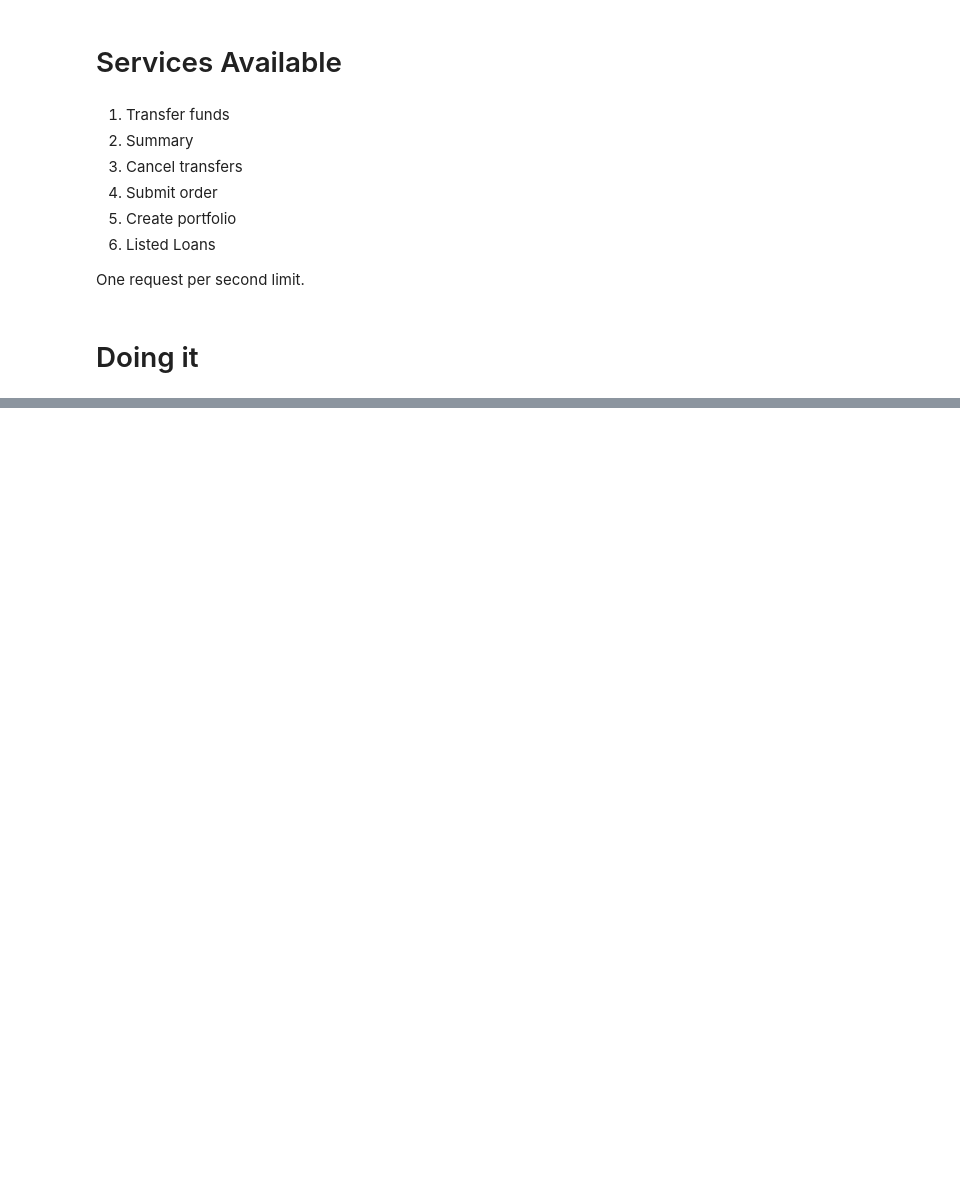
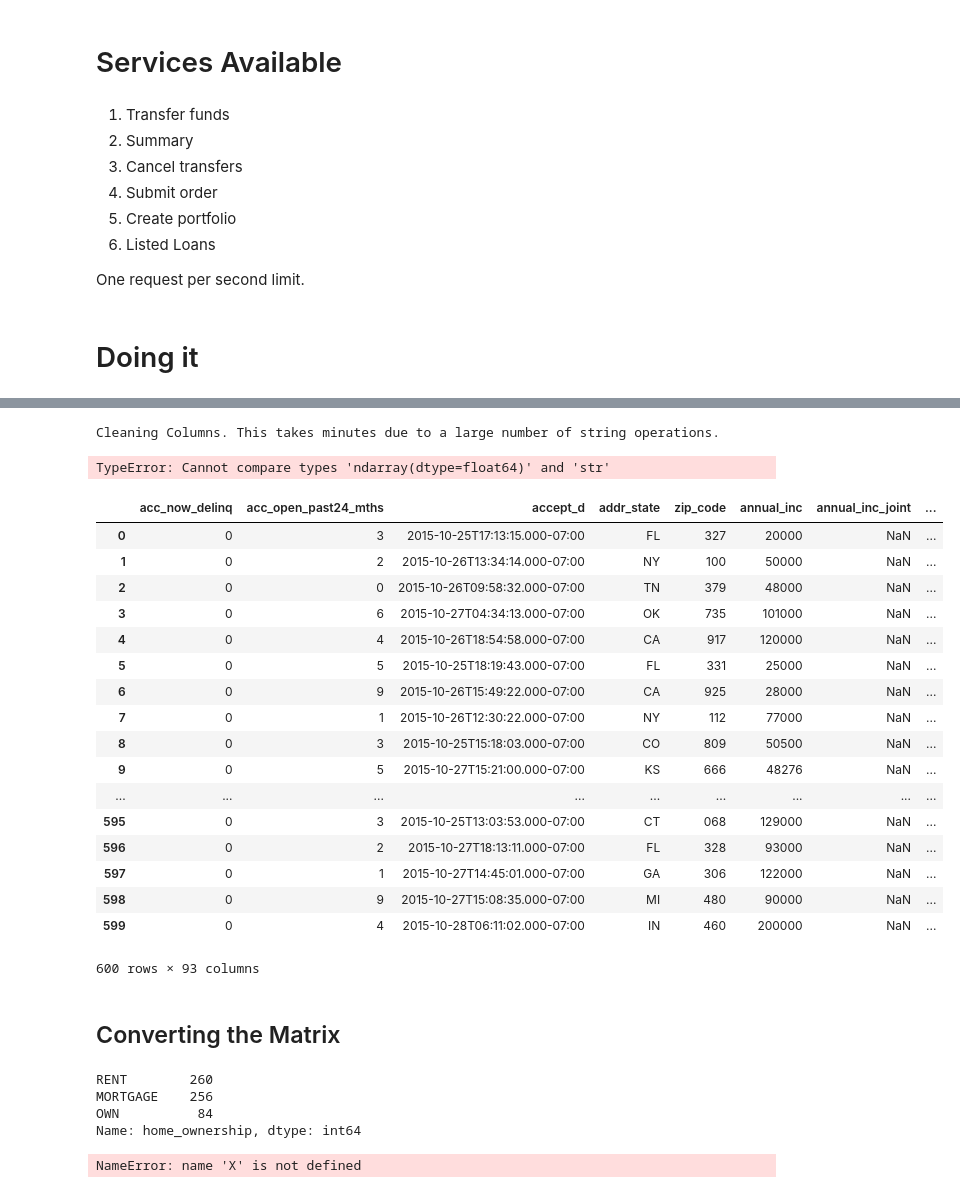
Before and after one commit to Will-So/Lending_Club, a Jupyter notebook: lc_api.ipynb, the cells around one changed output, grey strips where cells are left out. Saved outputs shown, nothing was run; the diff lists cells and outputs as text; code cells hidden in the pictures; blank space fills up the shorter version.

```diff
--- a/lc_api.ipynb
+++ b/lc_api.ipynb
@@ -46,0 +80,7 @@ df = pd.DataFrame(loans)
+# %%
+df = df.rename(columns={'collections12_mths_ex_med':
+    'collections_12_mths_ex_med', 'loan_amount': 'loan_amnt',
+    'delinq2_yrs': 'delinq_2yrs', 'inq_last6_mths':'inq_last_6mths',
+                       'addr_zip':'zip_code'})
+# %%
+df['ratio_mth_inc_all_payments'] = (df.installment + df.revol_bal * .02) / (df.annual_inc / 12)
@@ -46,0 +109,2 @@ df = pd.DataFrame(loans)
+# %%
+df.emp_length = df.emp_length / 12
@@ -46,0 +139,29 @@ df = pd.DataFrame(loans)
+# %%
+df = clean_columns(df)
+df = category_processing(df)
+# %% [output]
+Cleaning Columns. This takes minutes due to a large number of string operations.
+TypeError: Cannot compare types 'ndarray(dtype=float64)' and 'str'
+# %%
+df
+# %% [output]
+|  | acc_now_delinq | acc_open_past24_mths | accept_d | addr_state | zip_code | annual_inc | annual_inc_joint | ... |
+| 0 | 0 | 3 | 2015-10-25T17:13:15.000-07:00 | FL | 327 | 20000 | NaN | ... |
+| 1 | 0 | 2 | 2015-10-26T13:34:14.000-07:00 | NY | 100 | 50000 | NaN | ... |
+| 2 | 0 | 0 | 2015-10-26T09:58:32.000-07:00 | TN | 379 | 48000 | NaN | ... |
+| 3 | 0 | 6 | 2015-10-27T04:34:13.000-07:00 | OK | 735 | 101000 | NaN | ... |
+| 4 | 0 | 4 | 2015-10-26T18:54:58.000-07:00 | CA | 917 | 120000 | NaN | ... |
+| 5 | 0 | 5 | 2015-10-25T18:19:43.000-07:00 | FL | 331 | 25000 | NaN | ... |
+| 6 | 0 | 9 | 2015-10-26T15:49:22.000-07:00 | CA | 925 | 28000 | NaN | ... |
+| 7 | 0 | 1 | 2015-10-26T12:30:22.000-07:00 | NY | 112 | 77000 | NaN | ... |
+| 8 | 0 | 3 | 2015-10-25T15:18:03.000-07:00 | CO | 809 | 50500 | NaN | ... |
+| 9 | 0 | 5 | 2015-10-27T15:21:00.000-07:00 | KS | 666 | 48276 | NaN | ... |
+| ... | ... | ... | ... | ... | ... | ... | ... | ... |
+| 595 | 0 | 3 | 2015-10-25T13:03:53.000-07:00 | CT | 068 | 129000 | NaN | ... |
+| 596 | 0 | 2 | 2015-10-27T18:13:11.000-07:00 | FL | 328 | 93000 | NaN | ... |
+| 597 | 0 | 1 | 2015-10-27T14:45:01.000-07:00 | GA | 306 | 122000 | NaN | ... |
+| 598 | 0 | 9 | 2015-10-27T15:08:35.000-07:00 | MI | 480 | 90000 | NaN | ... |
+| 599 | 0 | 4 | 2015-10-28T06:11:02.000-07:00 | IN | 460 | 200000 | NaN | ... |
+600 rows × 93 columns
+# %% [markdown]
+## Converting the Matrix
@@ -46,0 +170,11 @@ df = pd.DataFrame(loans)
+# %%
+df.home_ownership.value_counts()
+# %% [output]
+RENT        260
+MORTGAGE    256
+OWN          84
+Name: home_ownership, dtype: int64
+# %%
+X.columns
+# %% [output]
+NameError: name 'X' is not defined
```
Also changed, not shown: parts of 37 cells of this notebook, 6 other files.
